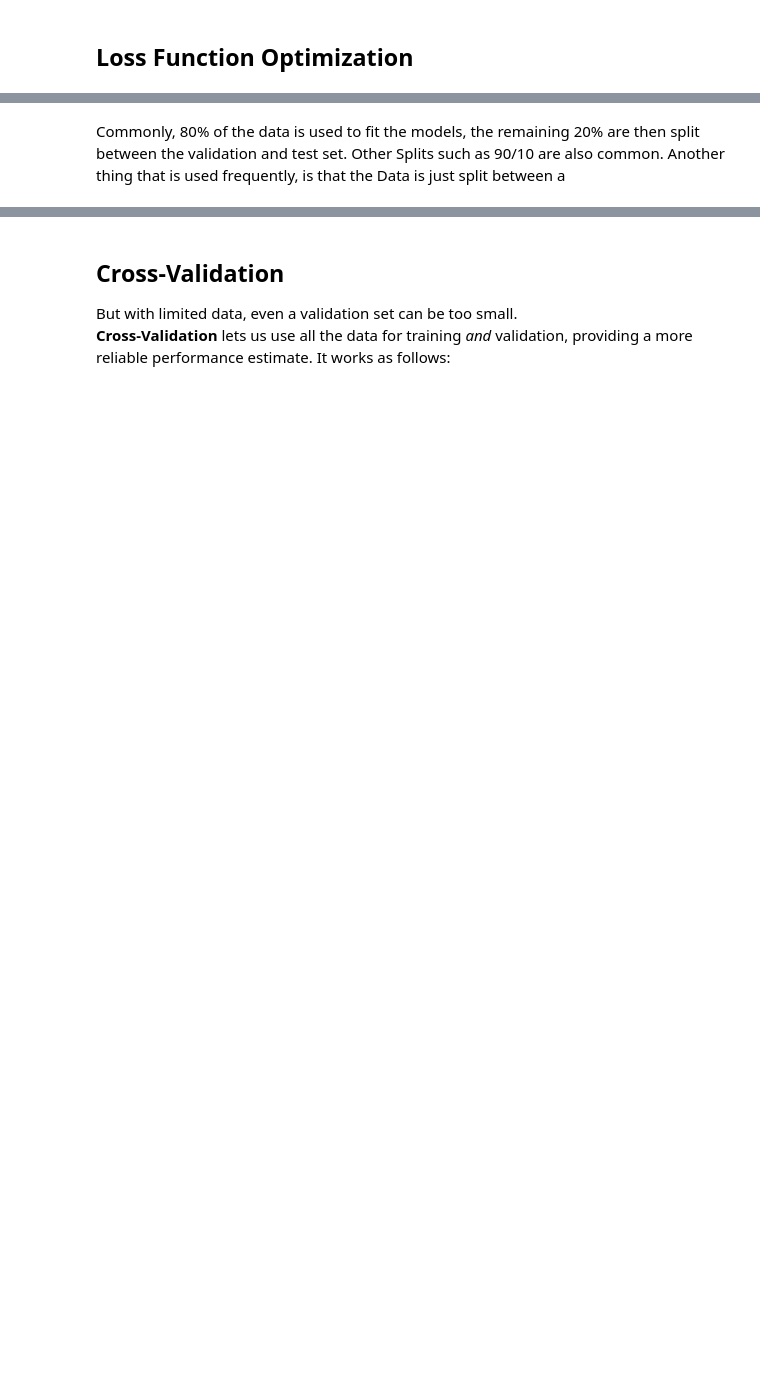
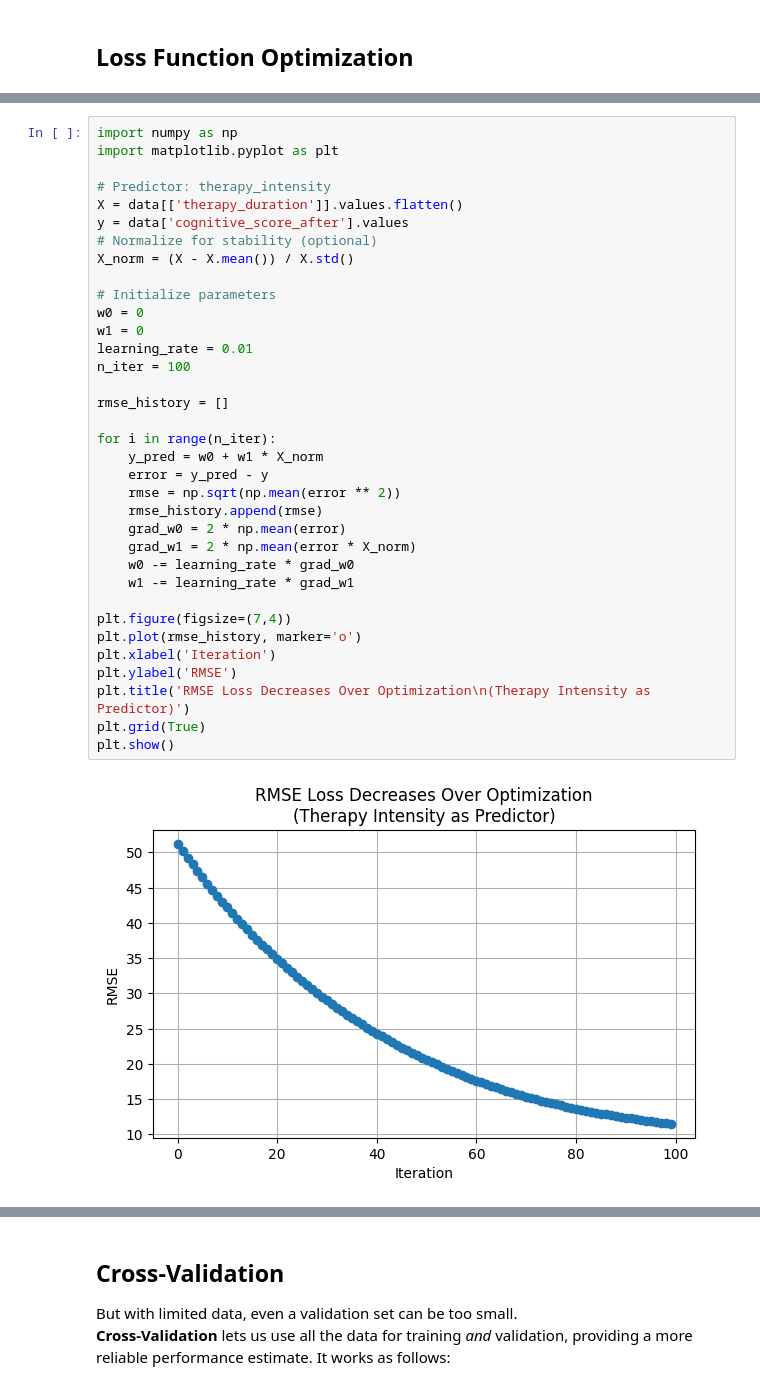
Before and after one commit to Jamoser123/PNR_Advanced_DataScience, a Jupyter notebook: 1_Overview/HandsOn_Introduction.ipynb, the cells around one changed output, grey strips where cells are left out. Cells and saved outputs as stored; diff of their text form; blank space fills up the shorter version.

```diff
--- a/1_Overview/HandsOn_Introduction.ipynb
+++ b/1_Overview/HandsOn_Introduction.ipynb
@@ -831,2 +708,37 @@ plt.show()
-# %% [markdown]
-Commonly, 80% of the data is used to fit the models, the remaining 20% are then split between the validation and test set. Other Splits such as 90/10 are also common. Another thing that is used frequently, is that the Data is just split between a
+# %%
+import numpy as np
+import matplotlib.pyplot as plt
+
+# Predictor: therapy_intensity
+X = data[['therapy_duration']].values.flatten()
+y = data['cognitive_score_after'].values
+# Normalize for stability (optional)
+X_norm = (X - X.mean()) / X.std()
+
+# Initialize parameters
+w0 = 0
+w1 = 0
+learning_rate = 0.01
+n_iter = 100
+
+rmse_history = []
+
+for i in range(n_iter):
+    y_pred = w0 + w1 * X_norm
+    error = y_pred - y
+    rmse = np.sqrt(np.mean(error ** 2))
+    rmse_history.append(rmse)
+    grad_w0 = 2 * np.mean(error)
+    grad_w1 = 2 * np.mean(error * X_norm)
+    w0 -= learning_rate * grad_w0
+    w1 -= learning_rate * grad_w1
+
+plt.figure(figsize=(7,4))
+plt.plot(rmse_history, marker='o')
+plt.xlabel('Iteration')
+plt.ylabel('RMSE')
+plt.title('RMSE Loss Decreases Over Optimization\n(Therapy Intensity as Predictor)')
+plt.grid(True)
+plt.show()
+# %% [output]
+[figure, added]
```
Also changed, not shown: parts of 17 cells of this notebook, 1 other file.
